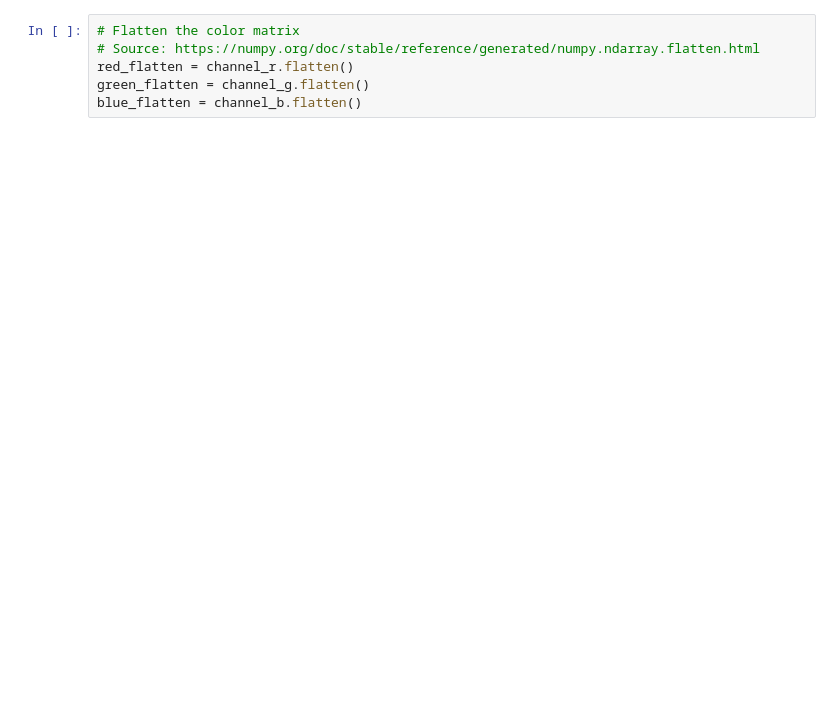
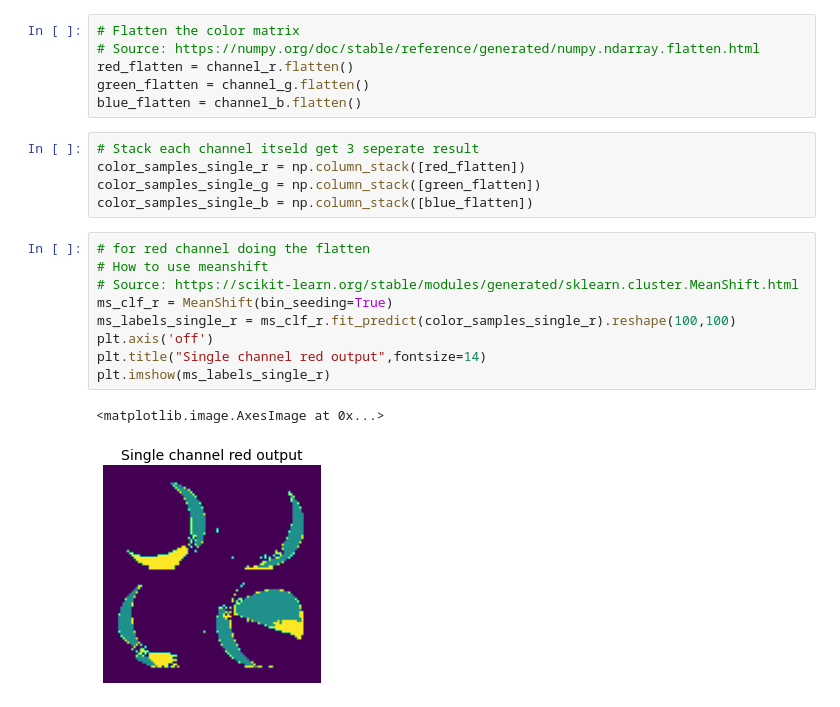
Before and after one commit to RRRRRRRRRRRoy/COMP9517-LabNAss, a Jupyter notebook: Lab04/lab04.ipynb, the cells around one changed output. Drawn from its saved outputs; the diff is of its cells as text; blank space fills up the shorter version.

```diff
--- a/Lab04/lab04.ipynb
+++ b/Lab04/lab04.ipynb
@@ -139,3 +130,20 @@ The size of channel blue is (100, 100)
 red_flatten = channel_r.flatten()
 green_flatten = channel_g.flatten()
 blue_flatten = channel_b.flatten()
+# %%
+# Stack each channel itseld get 3 seperate result
+color_samples_single_r = np.column_stack([red_flatten])
+color_samples_single_g = np.column_stack([green_flatten])
+color_samples_single_b = np.column_stack([blue_flatten])
+# %%
+# for red channel doing the flatten
+# How to use meanshift
+# Source: https://scikit-learn.org/stable/modules/generated/sklearn.cluster.MeanShift.html
+ms_clf_r = MeanShift(bin_seeding=True)
+ms_labels_single_r = ms_clf_r.fit_predict(color_samples_single_r).reshape(100,100)
+plt.axis('off')
+plt.title("Single channel red output",fontsize=14)
+plt.imshow(ms_labels_single_r)
+# %% [output]
+<matplotlib.image.AxesImage at 0x...>
+[figure, added]
```
Also changed, not shown: parts of 17 cells of this notebook.
